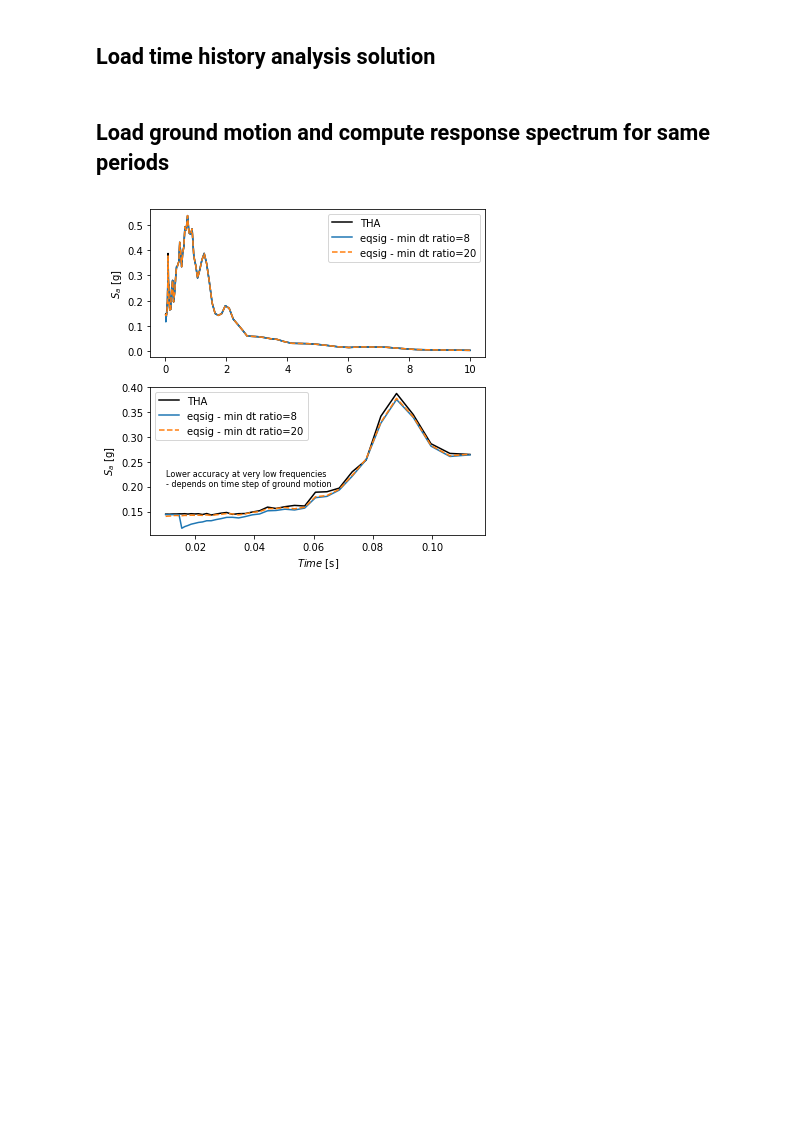
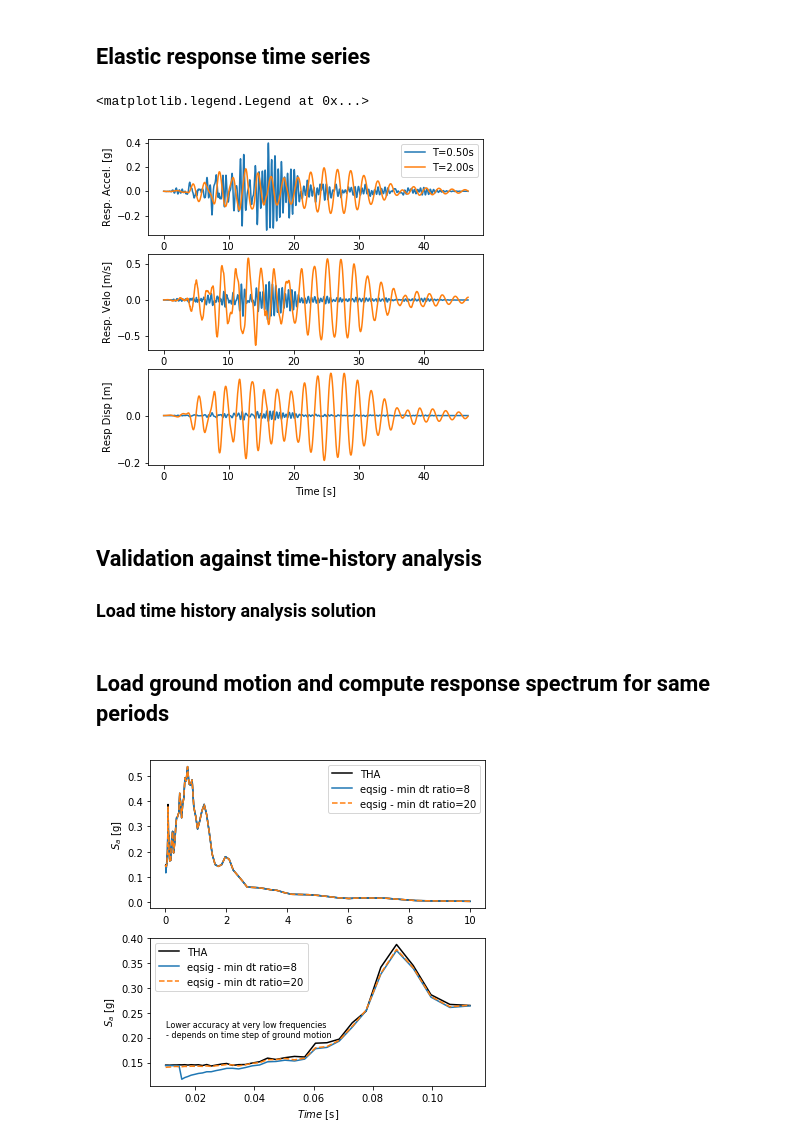
Before and after one commit to eng-tools/eqsig, a Jupyter notebook: examples/example_response_spectra.ipynb, the cells around one changed output. Cells and saved outputs as stored; diff of their text form; code cells hidden in the pictures; blank space fills up the shorter version.

```diff
--- a/examples/example_response_spectra.ipynb
+++ b/examples/example_response_spectra.ipynb
@@ -18,5 +46,30 @@ from tests.conftest import TEST_DATA_DIR
+# %% [markdown]
+## Elastic response time series
+# %%
+periods = np.array([0.5, 2.0])
+response_disp, response_velo, response_accel = eqsig.sdof.response_series(acc, dt, periods, xi=0.05)
+
+time = np.arange(0, len(acc)) * dt
+
+bf, sps = plt.subplots(nrows=3, figsize=(6, 6))
+sps[0].plot(time, response_accel[0] / 9.8, label='T=%.2fs' % periods[0])
+sps[1].plot(time, response_velo[0])
+sps[2].plot(time, response_disp[0])
+sps[0].plot(time, response_accel[1] / 9.8, label='T=%.2fs' % periods[1])
+sps[1].plot(time, response_velo[1])
+sps[2].plot(time, response_disp[1])
+
+sps[0].set_ylabel('Resp. Accel. [g]')
+sps[1].set_ylabel('Resp. Velo [m/s]')
+sps[2].set_ylabel('Resp Disp [m]')
+sps[2].set_xlabel('Time [s]')
+sps[0].legend()
+# %% [output]
+<matplotlib.legend.Legend at 0x...>
+[figure, added]
 # %% [markdown]
-## Load time history analysis solution
+## Validation against time-history analysis
+### Load time history analysis solution
 # %%
 
 test_filename = 'test_motion_true_spectra_acc.csv'
```
Also changed, not shown: parts of 4 cells of this notebook.
